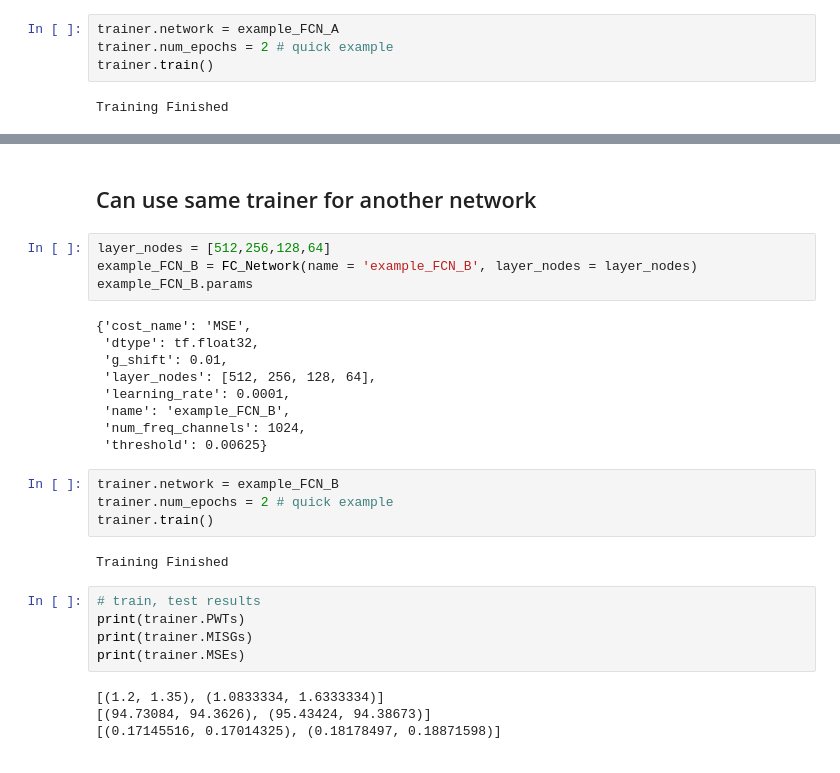
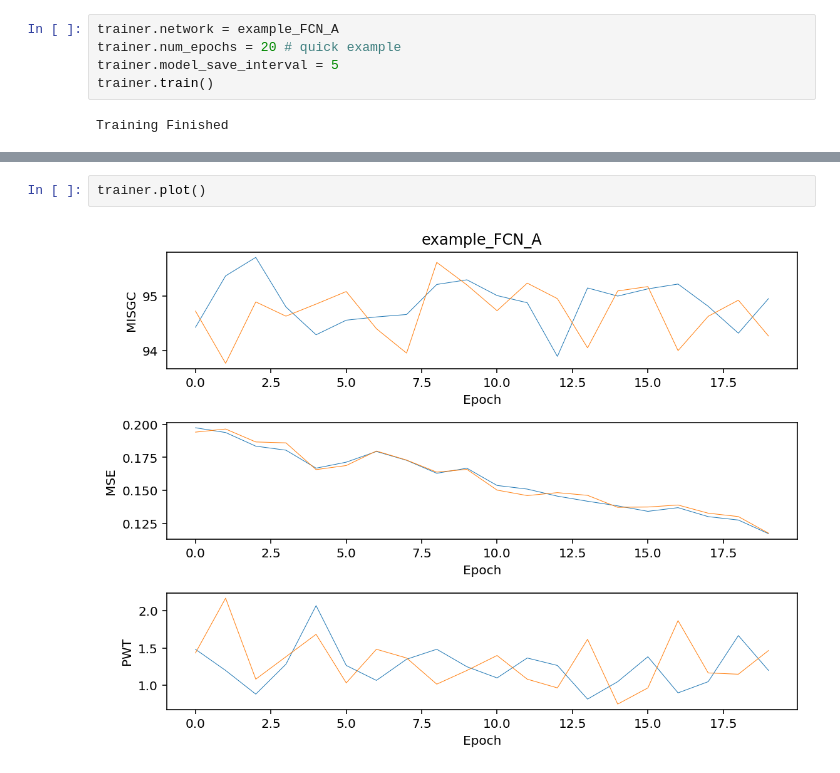
Before and after one commit to andrewasheridan/hera_sandbox, a Jupyter notebook: aas/fully_connected_network/FCN.ipynb, the cells around one changed output, grey strips where cells are left out. Drawn from its saved outputs; the diff is of its cells as text.

Commit message:
Altered to reflect recent changes in FC_Network and FCN_Train

```diff
--- a/aas/fully_connected_network/FCN.ipynb
+++ b/aas/fully_connected_network/FCN.ipynb
@@ -65,7 +65,8 @@ example_FCN_A.params
 ## Train
 # %%
 trainer.network = example_FCN_A
-trainer.num_epochs = 2 # quick example
+trainer.num_epochs = 20 # quick example
+trainer.model_save_interval = 5
 trainer.train()
 # %% [output]
 Training Finished
@@ -81,30 +73,4 @@ print(trainer.MSEs)
-# %% [markdown]
-## Can use same trainer for another network
-# %%
-layer_nodes = [512,256,128,64]
-example_FCN_B = FC_Network(name = 'example_FCN_B', layer_nodes = layer_nodes)
-example_FCN_B.params
-# %% [output]
-{'cost_name': 'MSE',
- 'dtype': tf.float32,
- 'g_shift': 0.01,
- 'layer_nodes': [512, 256, 128, 64],
- 'learning_rate': 0.0001,
- 'name': 'example_FCN_B',
- 'num_freq_channels': 1024,
- 'threshold': 0.00625}
-# %%
-trainer.network = example_FCN_B
-trainer.num_epochs = 2 # quick example
-trainer.train()
-# %% [output]
-Training Finished
-# %%
-# train, test results
-print(trainer.PWTs)
-print(trainer.MISGs)
-print(trainer.MSEs)
-# %% [output]
-[(1.2, 1.35), (1.0833334, 1.6333334)]
-[(94.73084, 94.3626), (95.43424, 94.38673)]
-[(0.17145516, 0.17014325), (0.18178497, 0.18871598)]
+# %%
+trainer.plot()
+# %% [output]
+[figure, added]
```
Also changed, not shown: parts of 2 cells of this notebook.
